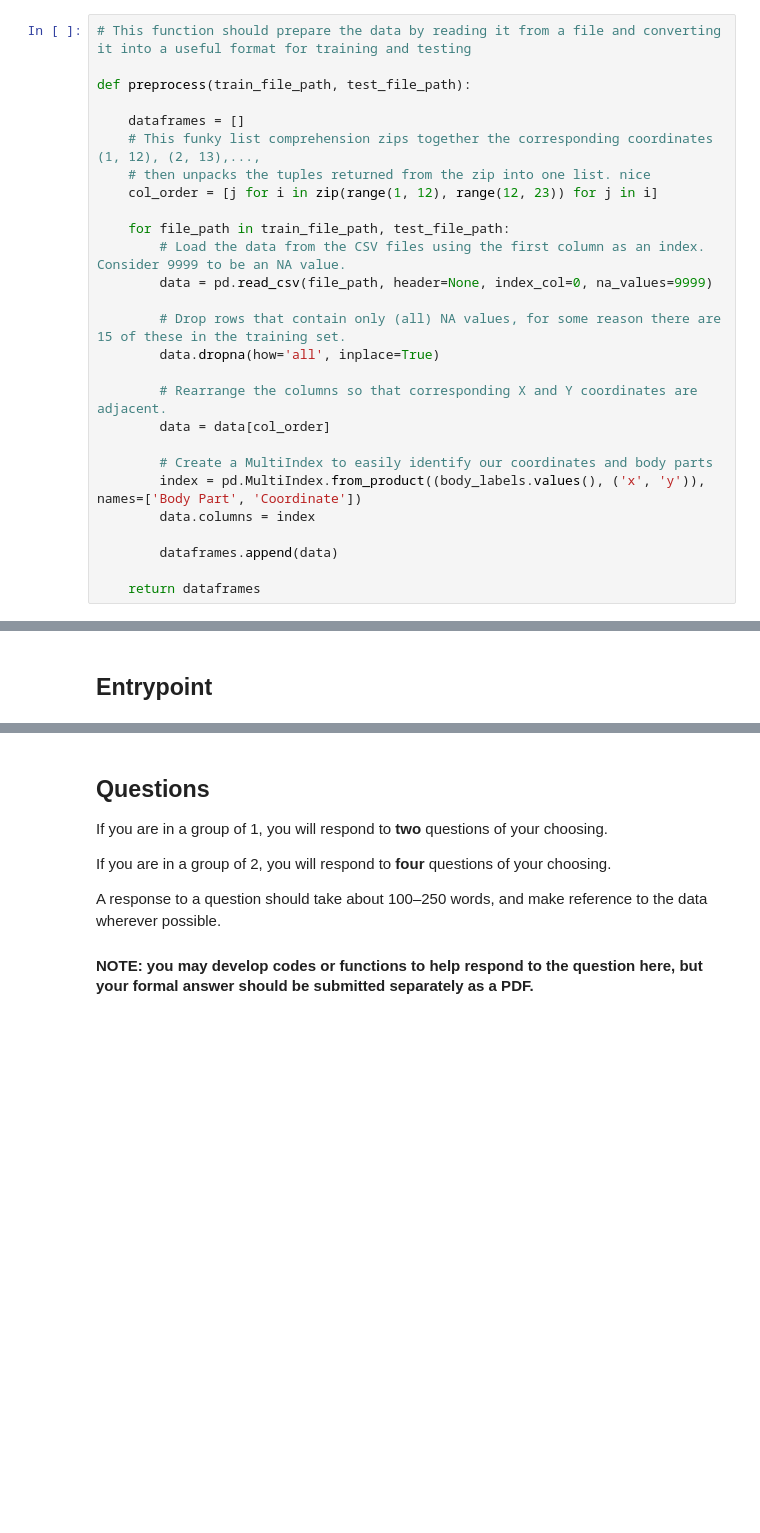
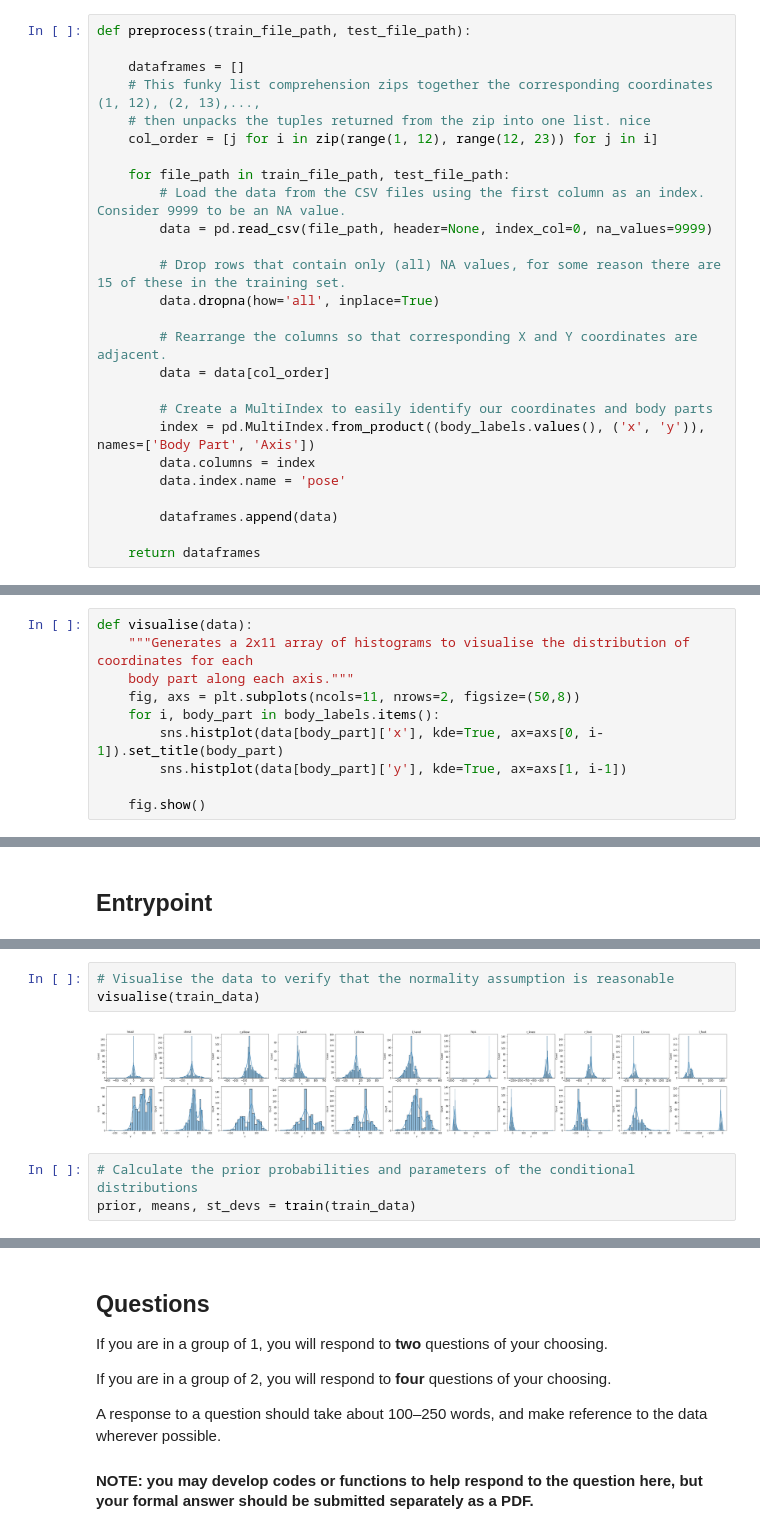
Before and after one commit to lucas-fern/COMP30027, a Jupyter notebook: assignments/project-1/assignment-1.ipynb, the cells around one changed output, grey strips where cells are left out. Cells and saved outputs as stored; diff of their text form; blank space fills up the shorter version.

```diff
--- a/assignments/project-1/assignment-1.ipynb
+++ b/assignments/project-1/assignment-1.ipynb
@@ -28,6 +40,4 @@ body_labels = {1: 'head', 2: 'chest', 3: 'r_elbow',
 # %%
-# This function should prepare the data by reading it from a file and converting it into a useful format for training and testing
-
 def preprocess(train_file_path, test_file_path):
 
     dataframes = []
@@ -46,8 +56,9 @@ def preprocess(train_file_path, test_file_path):
         data = data[col_order]
 
         # Create a MultiIndex to easily identify our coordinates and body parts
-        index = pd.MultiIndex.from_product((body_labels.values(), ('x', 'y')), names=['Body Part', 'Coordinate'])
+        index = pd.MultiIndex.from_product((body_labels.values(), ('x', 'y')), names=['Body Part', 'Axis'])
         data.columns = index
+        data.index.name = 'pose'
 
         dataframes.append(data)
 
@@ -66,0 +66,10 @@ def predict():
+# %%
+def visualise(data):
+    """Generates a 2x11 array of histograms to visualise the distribution of coordinates for each
+    body part along each axis."""
+    fig, axs = plt.subplots(ncols=11, nrows=2, figsize=(50,8))
+    for i, body_part in body_labels.items():
+        sns.histplot(data[body_part]['x'], kde=True, ax=axs[0, i-1]).set_title(body_part)
+        sns.histplot(data[body_part]['y'], kde=True, ax=axs[1, i-1])
+
+    fig.show()
@@ -93,0 +149,8 @@ train_data
+# %%
+# Visualise the data to verify that the normality assumption is reasonable
+visualise(train_data)
+# %% [output]
+[figure, added]
+# %%
+# Calculate the prior probabilities and parameters of the conditional distributions
+prior, means, st_devs = train(train_data)
```
Also changed, not shown: parts of 10 cells of this notebook.
